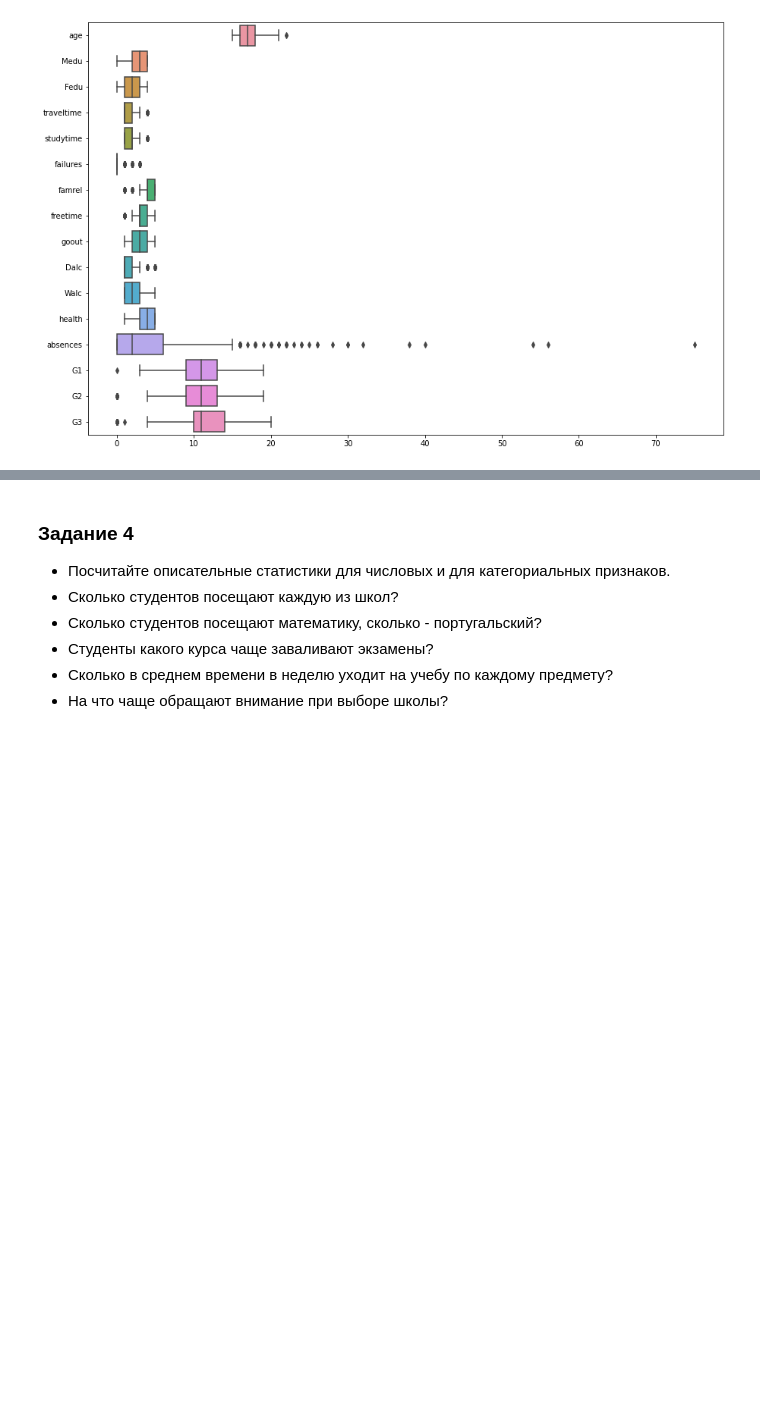
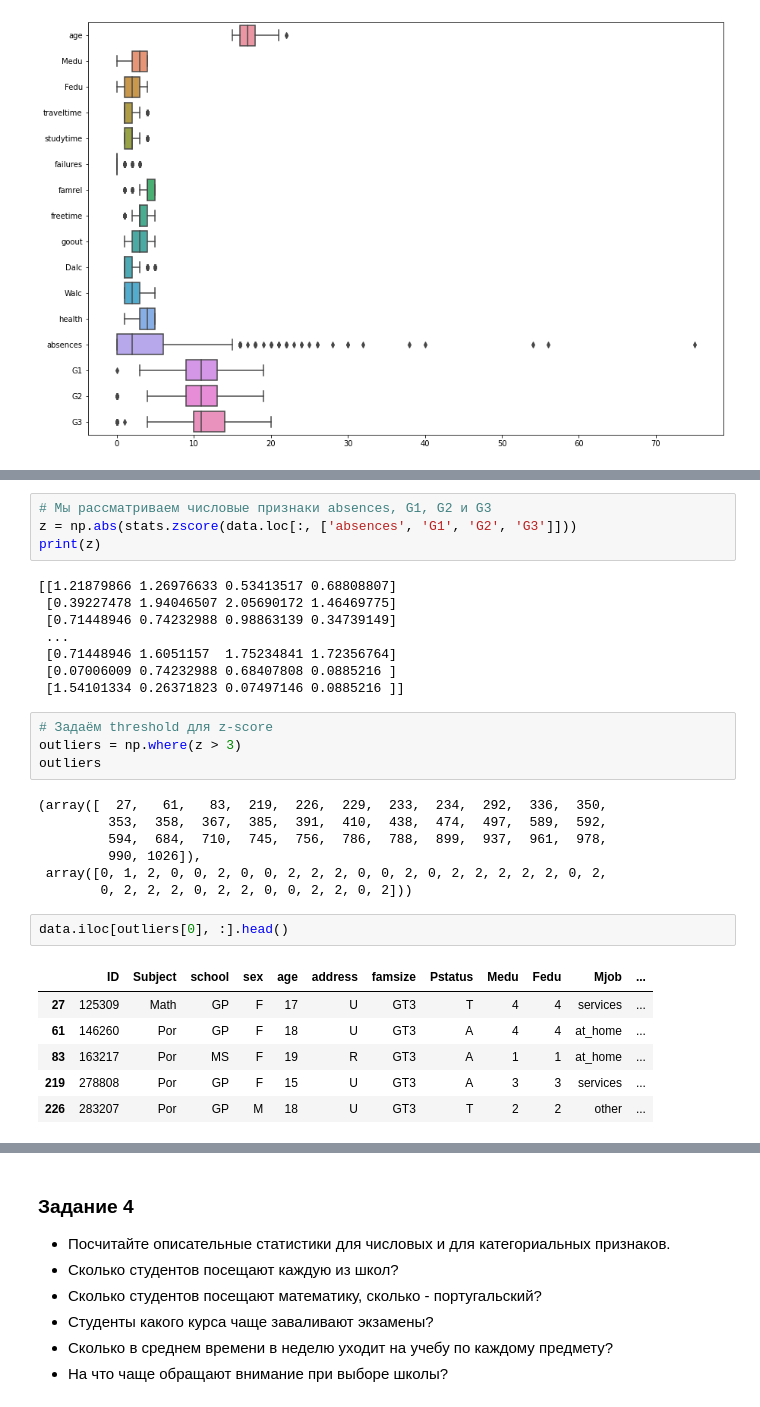
Before and after one commit to asbabiy/IAD-EDA, a Jupyter notebook: Lab_1_Exploratory_analysis.ipynb, the cells around one changed output, grey strips where cells are left out. Saved outputs shown, nothing was run; the diff lists cells and outputs as text; blank space fills up the shorter version.

```diff
--- a/Lab_1_Exploratory_analysis.ipynb
+++ b/Lab_1_Exploratory_analysis.ipynb
@@ -295,0 +308,32 @@ sns.boxplot(data=data.drop(columns=['ID']), orient='h')
+# %%
+# Мы рассматриваем числовые признаки absences, G1, G2 и G3
+z = np.abs(stats.zscore(data.loc[:, ['absences', 'G1', 'G2', 'G3']]))
+print(z)
+# %% [output]
+[[1.21879866 1.26976633 0.53413517 0.68808807]
+ [0.39227478 1.94046507 2.05690172 1.46469775]
+ [0.71448946 0.74232988 0.98863139 0.34739149]
+ ...
+ [0.71448946 1.6051157  1.75234841 1.72356764]
+ [0.07006009 0.74232988 0.68407808 0.0885216 ]
+ [1.54101334 0.26371823 0.07497146 0.0885216 ]]
+# %%
+# Задаём threshold для z-score
+outliers = np.where(z > 3)
+outliers
+# %% [output]
+(array([  27,   61,   83,  219,  226,  229,  233,  234,  292,  336,  350,
+         353,  358,  367,  385,  391,  410,  438,  474,  497,  589,  592,
+         594,  684,  710,  745,  756,  786,  788,  899,  937,  961,  978,
+         990, 1026]),
+ array([0, 1, 2, 0, 0, 2, 0, 0, 2, 2, 2, 0, 0, 2, 0, 2, 2, 2, 2, 2, 0, 2,
+        0, 2, 2, 2, 0, 2, 2, 0, 0, 2, 2, 0, 2]))
+# %%
+data.iloc[outliers[0], :].head()
+# %% [output]
+|  | ID | Subject | school | sex | age | address | famsize | Pstatus | Medu | Fedu | Mjob | ... |
+| 27 | 125309 | Math | GP | F | 17 | U | GT3 | T | 4 | 4 | services | ... |
+| 61 | 146260 | Por | GP | F | 18 | U | GT3 | A | 4 | 4 | at_home | ... |
+| 83 | 163217 | Por | MS | F | 19 | R | GT3 | A | 1 | 1 | at_home | ... |
+| 219 | 278808 | Por | GP | F | 15 | U | GT3 | A | 3 | 3 | services | ... |
+| 226 | 283207 | Por | GP | M | 18 | U | GT3 | T | 2 | 2 | other | ... |
```
Also changed, not shown: parts of 26 cells of this notebook, 1 other file.
